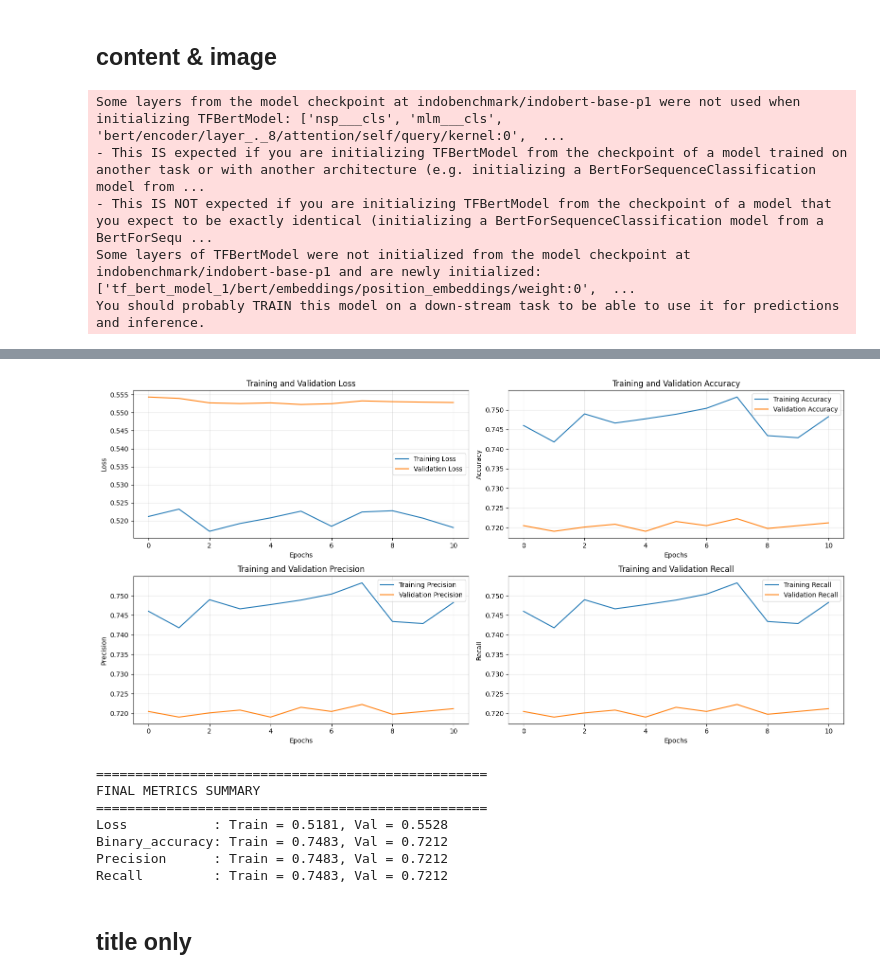
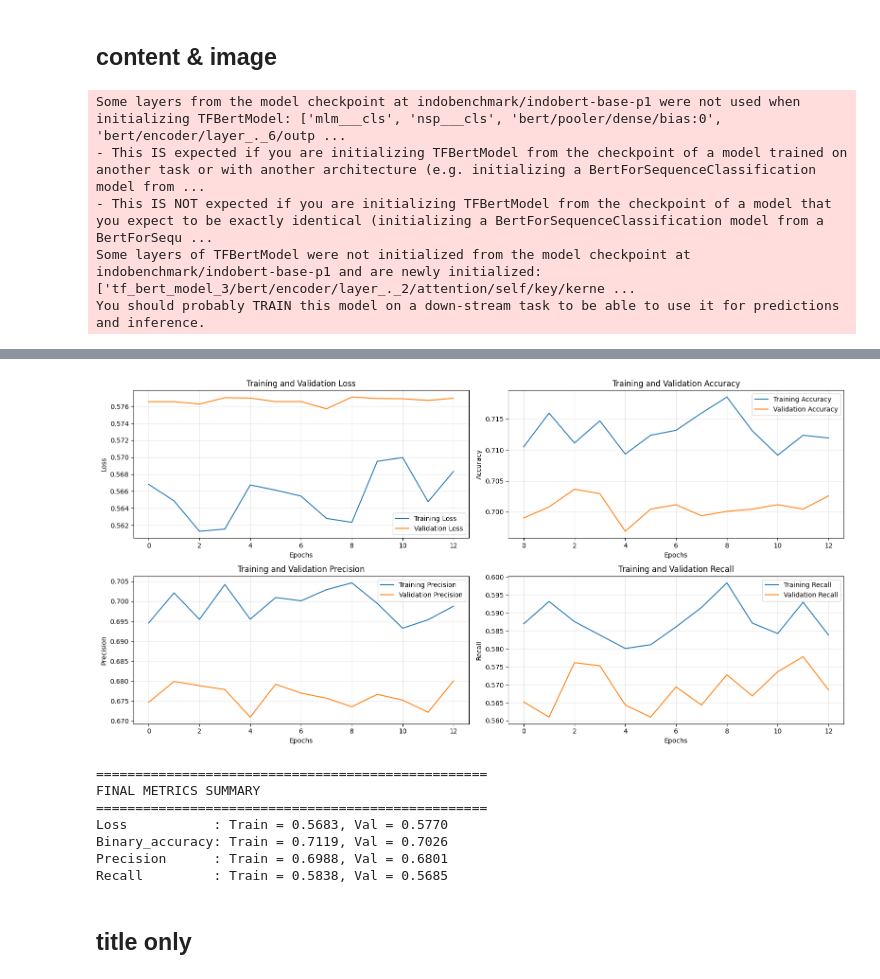
Before and after one commit to Sadrian69/Skripsi, a Jupyter notebook: tests.ipynb, the cells around one changed output, grey strips where cells are left out. Drawn from its saved outputs; the diff is of its cells as text; code cells hidden in the pictures.

```diff
--- a/tests.ipynb
+++ b/tests.ipynb
@@ -23,7 +23,7 @@ dataset = tf.data.Dataset.load(
         'titlemask': tf.TensorSpec(shape=(None, 32), dtype=tf.int32),
         'contentmask': tf.TensorSpec(shape=(None, 128), dtype=tf.int32),
         'image': tf.TensorSpec(shape=(None, 224, 224, 3), dtype=tf.uint8)
-    }, tf.TensorSpec(shape=(None, 2), dtype=tf.float64))
+    }, tf.TensorSpec(shape=(None, ), dtype=tf.int32))
 )
 
 dataVal = tf.data.Dataset.load(
@@ -34,6 +34,6 @@ dataVal = tf.data.Dataset.load(
         'titlemask': tf.TensorSpec(shape=(None, 32), dtype=tf.int32),
         'contentmask': tf.TensorSpec(shape=(None, 128), dtype=tf.int32),
         'image': tf.TensorSpec(shape=(None, 224, 224, 3), dtype=tf.uint8)
-    }, tf.TensorSpec(shape=(None, 2), dtype=tf.float64))
+    }, tf.TensorSpec(shape=(None, ), dtype=tf.int32))
 )
 # %% [output]
@@ -85,6 +85,7 @@ class BertEmbeddingLayer(tf.keras.layers.Layer):
 ## text only
 # %%
 def makemodel(output_bias=None):
+    # Text using IndoBertp1
     ids1 = tf.keras.layers.Input(shape=(32,), dtype=tf.int32, name="title")
     att1 = tf.keras.layers.Input(shape=(32,), dtype=tf.int32, name="titlemask")
     ids2 = tf.keras.layers.Input(shape=(128,), dtype=tf.int32, name="content")
@@ -117,7 +118,7 @@ def makemodel(output_bias=None):
 
     fin = tf.keras.layers.Dense(64, activation='relu')(fin)
     fin = tf.keras.layers.Dropout(0.2)(fin)
-    fin = tf.keras.layers.Dense(2, activation='softmax')(fin)
+    fin = tf.keras.layers.Dense(1, activation='sigmoid')(fin)
 
     final = tf.keras.Model(inputs=[ids1, att1, ids2, att2], outputs=fin)
 
@@ -127,7 +128,7 @@ def makemodel(output_bias=None):
     final.compile(
         loss = tf.keras.losses.BinaryCrossentropy(),
         optimizer=optimizer,
-        metrics=[tf.keras.metrics.BinaryAccuracy(),tf.keras.metrics.Precision(),tf.keras.metrics.Recall()]
+        metrics=[tf.keras.metrics.BinaryAccuracy(),tf.keras.metrics.Precision(name='precision'),tf.keras.metrics.Recall(name='recall')]
     )
 
     return final
@@ -366,7 +367,7 @@ def makemodel(output_bias=None):
 
     fin = tf.keras.layers.Dense(64, activation='relu')(fin)
     fin = tf.keras.layers.Dropout(0.2)(fin)
-    fin = tf.keras.layers.Dense(2, activation='softmax')(fin)
+    fin = tf.keras.layers.Dense(1, activation='sigmoid')(fin)
 
     final = tf.keras.Model(inputs=[ids1, att1, img1], outputs=fin)
 
@@ -376,7 +377,7 @@ def makemodel(output_bias=None):
     final.compile(
         loss = tf.keras.losses.BinaryCrossentropy(),
         optimizer=optimizer,
-        metrics=[tf.keras.metrics.BinaryAccuracy(),tf.keras.metrics.Precision(),tf.keras.metrics.Recall()]
+        metrics=[tf.keras.metrics.BinaryAccuracy(),tf.keras.metrics.Precision(name='precision'),tf.keras.metrics.Recall(name='recall')]
     )
 
     return final
@@ -557,7 +555,7 @@ def makemodel(output_bias=None):
 
     fin = tf.keras.layers.Dense(64, activation='relu')(fin)
     fin = tf.keras.layers.Dropout(0.2)(fin)
-    fin = tf.keras.layers.Dense(2, activation='softmax')(fin)
+    fin = tf.keras.layers.Dense(1, activation='sigmoid')(fin)
 
     final = tf.keras.Model(inputs=[ids2, att2, img1], outputs=fin)
 
@@ -567,7 +565,7 @@ def makemodel(output_bias=None):
     final.compile(
         loss = tf.keras.losses.BinaryCrossentropy(),
         optimizer=optimizer,
-        metrics=[tf.keras.metrics.BinaryAccuracy(),tf.keras.metrics.Precision(),tf.keras.metrics.Recall()]
+        metrics=[tf.keras.metrics.BinaryAccuracy(),tf.keras.metrics.Precision(name='precision'),tf.keras.metrics.Recall(name='recall')]
     )
 
     return final
@@ -669,9 +667,9 @@ for metric in metrics_to_show:
         else:
             print()
 # %% [output]
-Some layers from the model checkpoint at indobenchmark/indobert-base-p1 were not used when initializing TFBertModel: ['nsp___cls', 'mlm___cls', 'bert/encoder/layer_._8/attention/self/query/kernel:0',  ...
+Some layers from the model checkpoint at indobenchmark/indobert-base-p1 were not used when initializing TFBertModel: ['mlm___cls', 'nsp___cls', 'bert/pooler/dense/bias:0', 'bert/encoder/layer_._6/outp ...
 - This IS expected if you are initializing TFBertModel from the checkpoint of a model trained on another task or with another architecture (e.g. initializing a BertForSequenceClassification model from ...
 - This IS NOT expected if you are initializing TFBertModel from the checkpoint of a model that you expect to be exactly identical (initializing a BertForSequenceClassification model from a BertForSequ ...
-Some layers of TFBertModel were not initialized from the model checkpoint at indobenchmark/indobert-base-p1 and are newly initialized: ['tf_bert_model_1/bert/embeddings/position_embeddings/weight:0',  ...
+Some layers of TFBertModel were not initialized from the model checkpoint at indobenchmark/indobert-base-p1 and are newly initialized: ['tf_bert_model_3/bert/encoder/layer_._2/attention/self/key/kerne ...
 You should probably TRAIN this model on a down-stream task to be able to use it for predictions and inference.
 Epoch 1/50
@@ -694,11 +692,11 @@ Final training loss: 0.5180882811546326
-[figure, old version]
+[figure, new version]
 ==================================================
 FINAL METRICS SUMMARY
 ==================================================
-Loss           : Train = 0.5181, Val = 0.5528
-Binary_accuracy: Train = 0.7483, Val = 0.7212
-Precision      : Train = 0.7483, Val = 0.7212
-Recall         : Train = 0.7483, Val = 0.7212
+Loss           : Train = 0.5683, Val = 0.5770
+Binary_accuracy: Train = 0.7119, Val = 0.7026
+Precision      : Train = 0.6988, Val = 0.6801
+Recall         : Train = 0.5838, Val = 0.5685
 # %% [markdown]
 ## title only
 # %%
```
Also changed, not shown: parts of 12 cells of this notebook, 5 other files.
